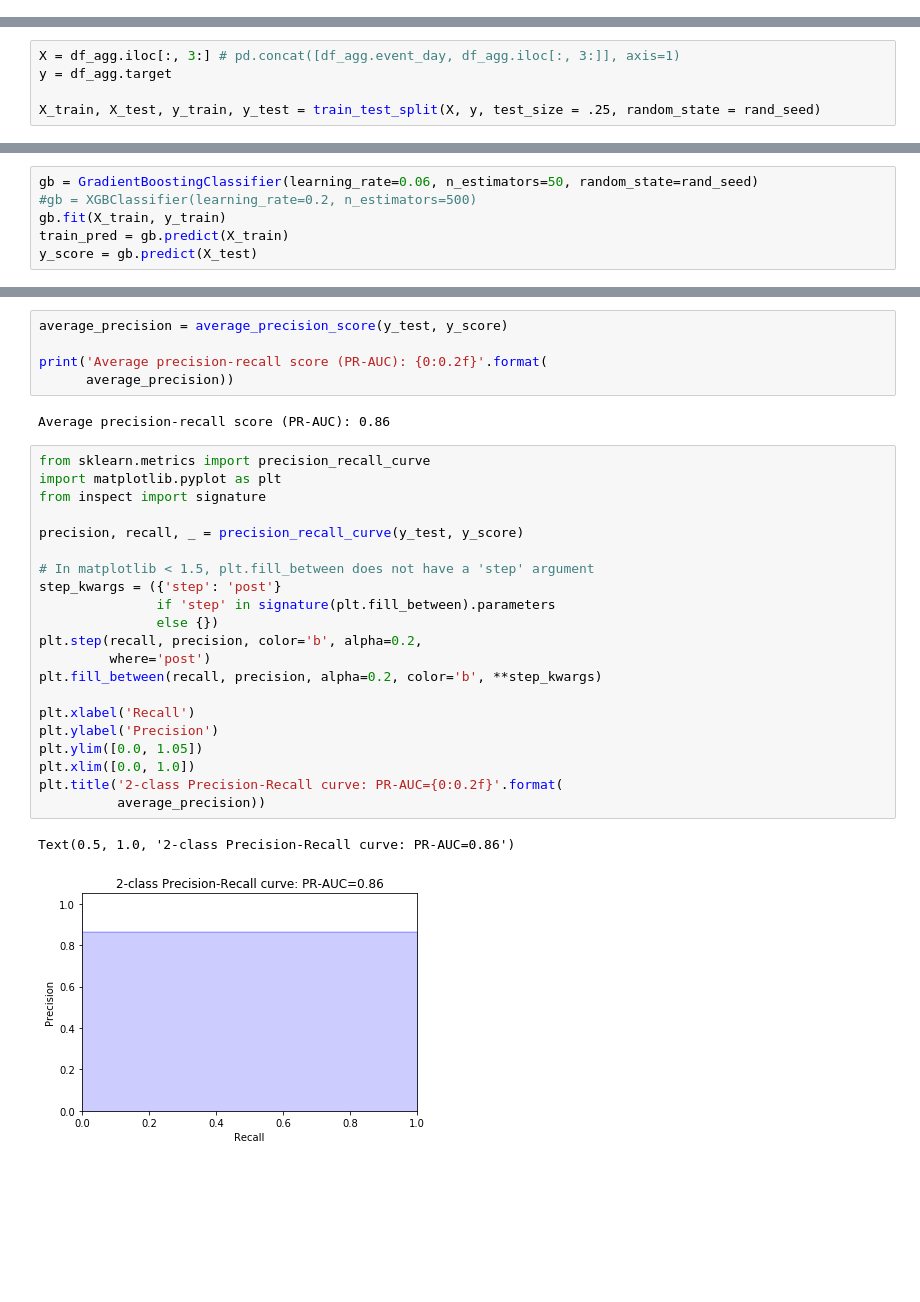
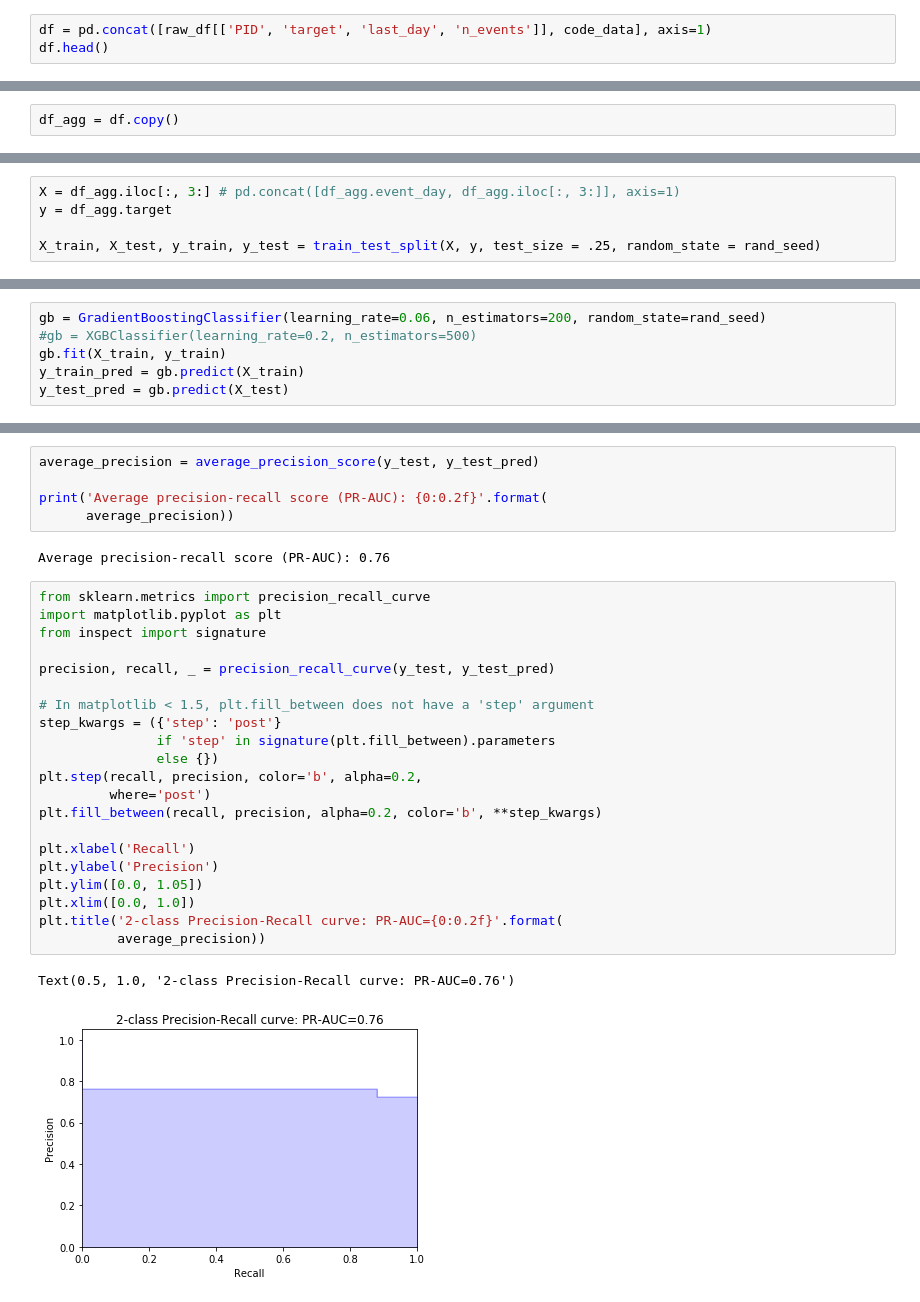
Before and after one commit to FredHutch/RelapseDataReformatting, a Jupyter notebook: reports/relapse_gradient_boosting.ipynb, the cells around one changed output, grey strips where cells are left out. Cells and saved outputs as stored; diff of their text form; blank space fills up the shorter version.

```diff
--- a/reports/relapse_gradient_boosting.ipynb
+++ b/reports/relapse_gradient_boosting.ipynb
@@ -73,0 +40,3 @@ df.head()
+# %%
+df = pd.concat([raw_df[['PID', 'target', 'last_day', 'n_events']], code_data], axis=1)
+df.head()
@@ -91,3 +67,5 @@ df_agg = pd.merge(df_agg, feature_agg, on='PID', how='inner')
+# %%
+df_agg = df.copy()
 # %%
 df_agg.shape
 # %% [output]
@@ -146,8 +124,8 @@ y_test.value_counts()
 Name: target, dtype: int64
 # %%
-gb = GradientBoostingClassifier(learning_rate=0.06, n_estimators=50, random_state=rand_seed)
+gb = GradientBoostingClassifier(learning_rate=0.06, n_estimators=200, random_state=rand_seed)
 #gb = XGBClassifier(learning_rate=0.2, n_estimators=500)
 gb.fit(X_train, y_train)
-train_pred = gb.predict(X_train)
-y_score = gb.predict(X_test)
+y_train_pred = gb.predict(X_train)
+y_test_pred = gb.predict(X_test)
 # %%
@@ -230,34 +159,34 @@ array([[ 0,  8],
 # %%
-average_precision = average_precision_score(y_test, y_score)
+average_precision = average_precision_score(y_test, y_test_pred)
 
 print('Average precision-recall score (PR-AUC): {0:0.2f}'.format(
       average_precision))
 # %% [output]
-Average precision-recall score (PR-AUC): 0.86
+Average precision-recall score (PR-AUC): 0.76
 # %%
 from sklearn.metrics import precision_recall_curve
 import matplotlib.pyplot as plt
 from inspect import signature
 
-precision, recall, _ = precision_recall_curve(y_test, y_score)
+precision, recall, _ = precision_recall_curve(y_test, y_test_pred)
 
 # In matplotlib < 1.5, plt.fill_between does not have a 'step' argument
 step_kwargs = ({'step': 'post'}
                if 'step' in signature(plt.fill_between).parameters
                else {})
 plt.step(recall, precision, color='b', alpha=0.2,
          where='post')
 plt.fill_between(recall, precision, alpha=0.2, color='b', **step_kwargs)
 
 plt.xlabel('Recall')
 plt.ylabel('Precision')
 plt.ylim([0.0, 1.05])
 plt.xlim([0.0, 1.0])
 plt.title('2-class Precision-Recall curve: PR-AUC={0:0.2f}'.format(
           average_precision))
 # %% [output]
-Text(0.5, 1.0, '2-class Precision-Recall curve: PR-AUC=0.86')
+Text(0.5, 1.0, '2-class Precision-Recall curve: PR-AUC=0.76')
-[figure, old version]
+[figure, new version]
 # %%
 feature_importance = pd.Series(gb.feature_importances_, index=X_train.columns)
 feature_importance.nlargest(15).plot(kind='barh')
```
Also changed, not shown: parts of 47 cells of this notebook.
